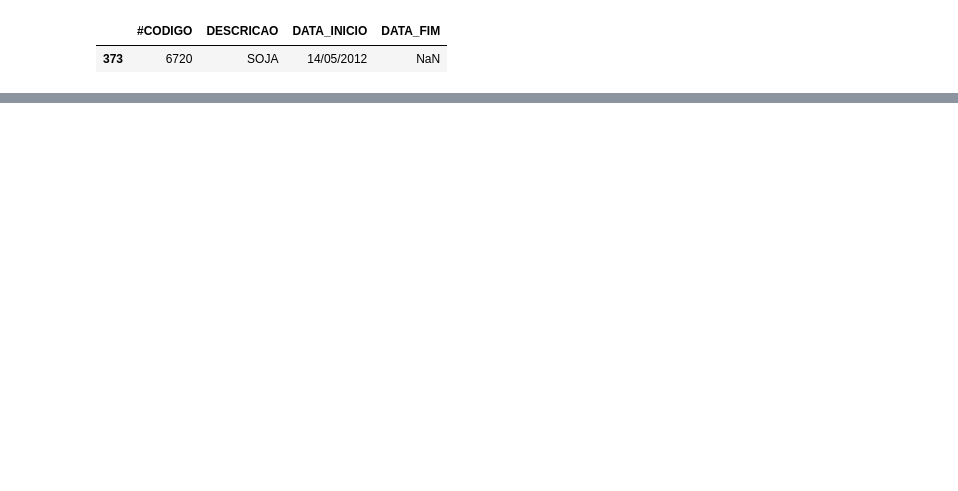
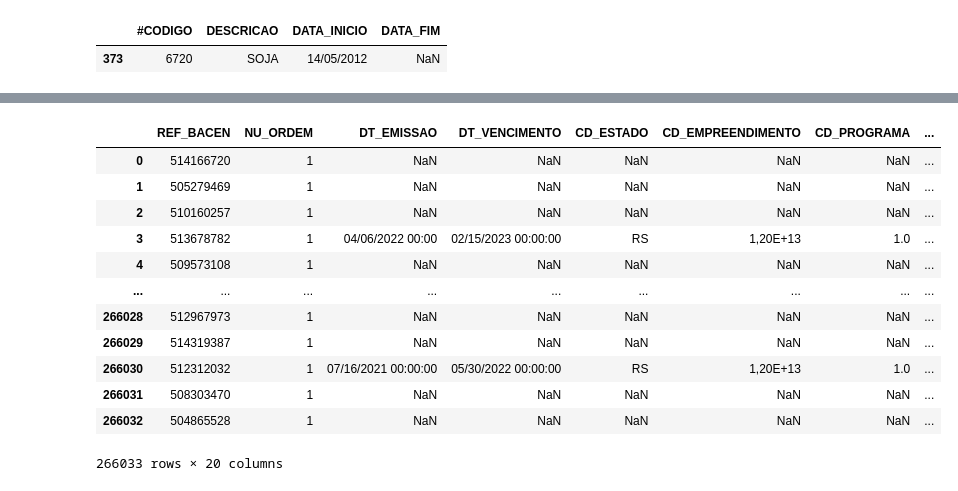
Before and after one commit to PhatomFatec/GeoForesight-back, a Jupyter notebook: src/notebooks/00-ll-firstExploration.ipynb, the cells around one changed output, grey strips where cells are left out. Drawn from its saved outputs; the diff is of its cells as text; code cells hidden in the pictures; blank space fills up the shorter version.

```diff
--- a/src/notebooks/00-ll-firstExploration.ipynb
+++ b/src/notebooks/00-ll-firstExploration.ipynb
@@ -127,0 +121,17 @@ relatorio_glebas.to_csv('relatorio.csv')
+# %%
+relatorio_glebas = sicor_op_glebas[['REF_BACEN',	'NU_ORDEM',	'DT_EMISSAO',	'DT_VENCIMENTO',	'CD_ESTADO',	'CD_EMPREENDIMENTO',	'CD_PROGRAMA'	,'CD_TIPO_IRRIGACAO'	,'CD_TIPO_AGRICULTURA',	'CD_FASE_CICLO_PRODUCAO',	'CD_TIPO_CULTIVO',	'CD_TIPO_GRAO_SEMENTE',	'DT_FIM_COLHEITA',	'DT_FIM_PLANTIO','DT_INIC_COLHEITA','DT_INIC_PLANTIO','DT_COMUNICACAO','CD_CICLO_CULTIVAR','CD_TIPO_SOLO',	'CD_EVENTO']]
+relatorio_glebas
+# %% [output]
+|  | REF_BACEN | NU_ORDEM | DT_EMISSAO | DT_VENCIMENTO | CD_ESTADO | CD_EMPREENDIMENTO | CD_PROGRAMA | ... |
+| 0 | 514166720 | 1 | NaN | NaN | NaN | NaN | NaN | ... |
+| 1 | 505279469 | 1 | NaN | NaN | NaN | NaN | NaN | ... |
+| 2 | 510160257 | 1 | NaN | NaN | NaN | NaN | NaN | ... |
+| 3 | 513678782 | 1 | 04/06/2022 00:00 | 02/15/2023 00:00:00 | RS | 1,20E+13 | 1.0 | ... |
+| 4 | 509573108 | 1 | NaN | NaN | NaN | NaN | NaN | ... |
+| ... | ... | ... | ... | ... | ... | ... | ... | ... |
+| 266028 | 512967973 | 1 | NaN | NaN | NaN | NaN | NaN | ... |
+| 266029 | 514319387 | 1 | NaN | NaN | NaN | NaN | NaN | ... |
+| 266030 | 512312032 | 1 | 07/16/2021 00:00:00 | 05/30/2022 00:00:00 | RS | 1,20E+13 | 1.0 | ... |
+| 266031 | 508303470 | 1 | NaN | NaN | NaN | NaN | NaN | ... |
+| 266032 | 504865528 | 1 | NaN | NaN | NaN | NaN | NaN | ... |
+266033 rows × 20 columns
```
Also changed, not shown: parts of 8 cells of this notebook, 1 other file.
